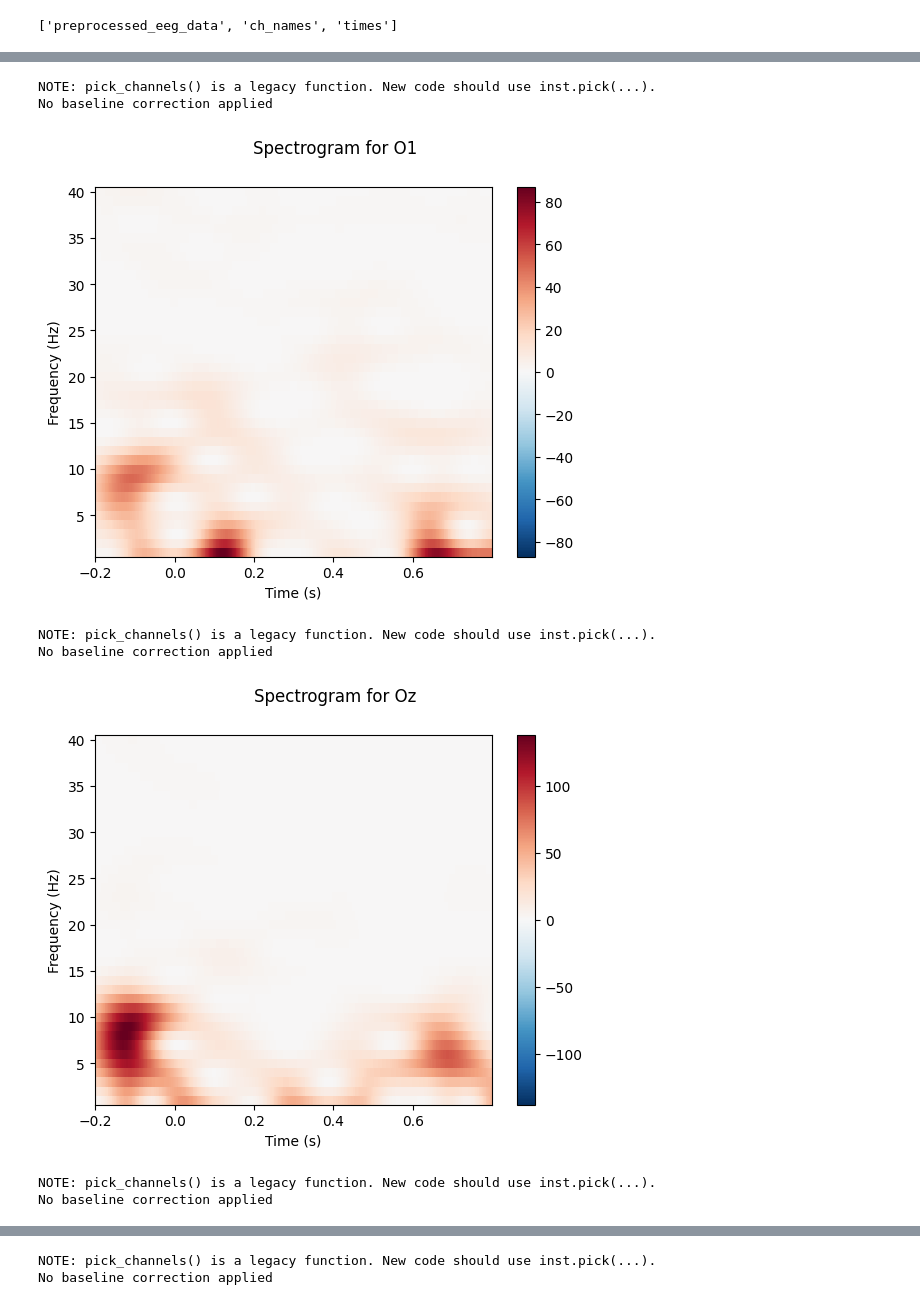
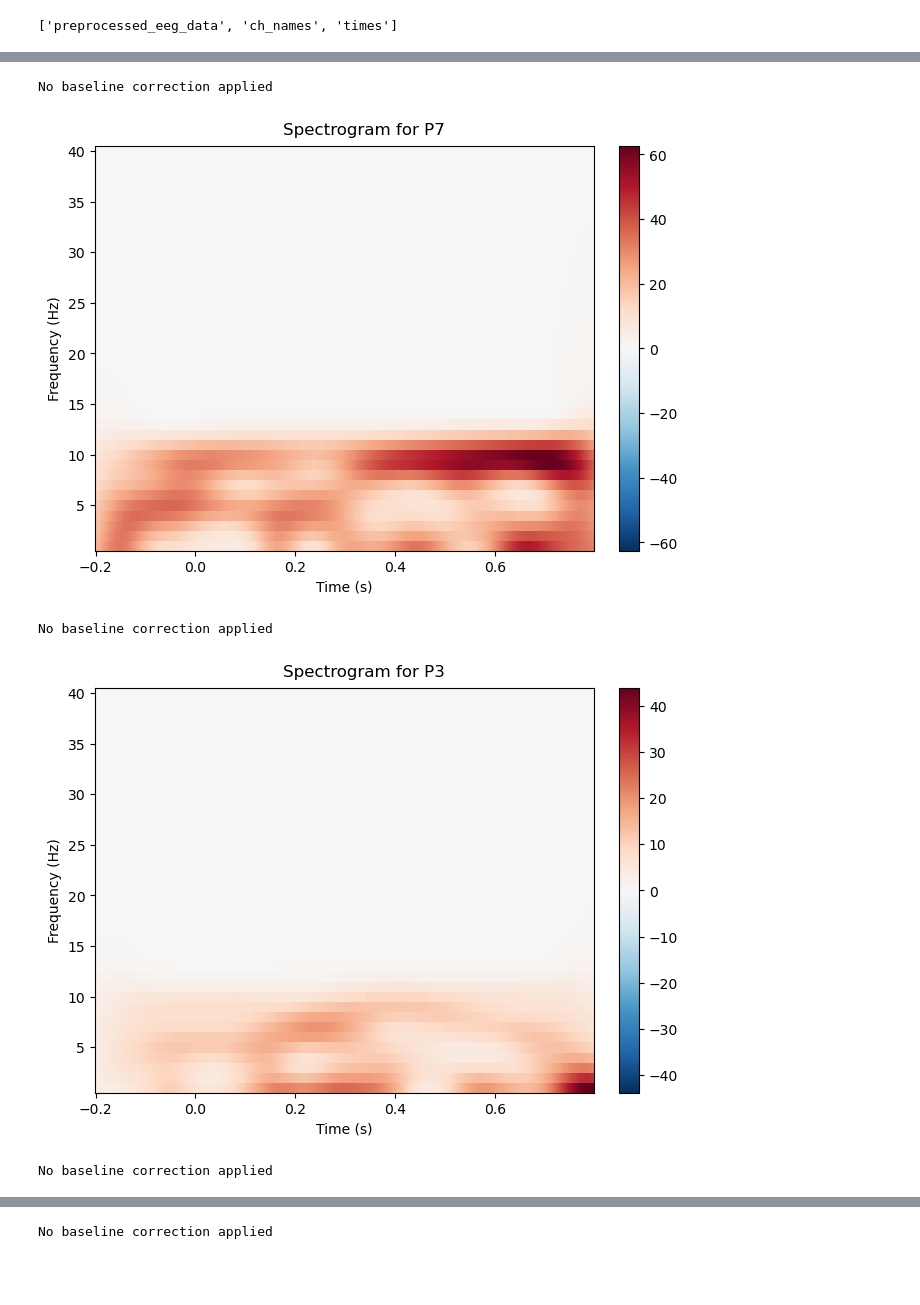
Before and after one commit to Dennis-T-cloud/EEG-Biometrics-Neural-Identity, a Jupyter notebook: spectrogram.ipynb, the cells around one changed output, grey strips where cells are left out. Saved outputs shown, nothing was run; the diff lists cells and outputs as text; code cells hidden in the pictures; blank space fills up the shorter version.

Commit message:
update spectrogram

```diff
--- a/spectrogram.ipynb
+++ b/spectrogram.ipynb
@@ -10,5 +12,5 @@ from tqdm import tqdm
 # %%
-data = np.load("../final project/preprocessed_data/sub-01/preprocessed_eeg_training.npz")
+data = np.load("./data/sub-01/preprocessed_eeg_training.npz")
 print(data.files)
 # %% [output]
 ['preprocessed_eeg_data', 'ch_names', 'times']
@@ -72,5 +23,7 @@ eeg_epoch.shape
 # %%
+to_use_ch = ['P7', 'P3', 'Pz', 'P4', 'P8', 'O1', 'Oz', 'O2']
 times = data["times"]
 dt = np.mean(np.diff(times))
 fs = 1.0 / dt
-fs
+freqs = np.arange(1, 41, 1)
+n_cycles = freqs / 2.0
@@ -272,13 +34,31 @@ data['ch_names'].tolist().index('O1')
+# %%
+out_dir = "./data/sub-01_spectrogram_avg_batches"
+batch_files = sorted(glob.glob(os.path.join(out_dir, "batch_*.npy")))
+all_tfr = np.concatenate([np.load(f) for f in batch_files], axis=0)
+# %%
+arr = all_tfr[0]
+
+info = mne.create_info(
+    ch_names=data["ch_names"].tolist(),
+    sfreq=fs,
+    ch_types="eeg",
+)
+
+tfr_obj = mne.time_frequency.AverageTFRArray(
+    info=info,
+    data=arr,
+    times=times,
+    freqs=freqs,
+    nave=1,
+    method="morlet",
+)
 # %%
-for name in tqdm(data2['ch_names']):
+for name in tqdm(to_use_ch):
     cur_idx = data['ch_names'].tolist().index(name)
-    tfr.plot([cur_idx], title=f"Spectrogram for {name}")
+    tfr_obj.plot([cur_idx], title=f"Spectrogram for {name}")
 # %% [output]
-NOTE: pick_channels() is a legacy function. New code should use inst.pick(...).
 No baseline correction applied
-[figure, old version]
+[figure, new version]
-NOTE: pick_channels() is a legacy function. New code should use inst.pick(...).
 No baseline correction applied
-[figure, old version]
+[figure, new version]
-NOTE: pick_channels() is a legacy function. New code should use inst.pick(...).
 No baseline correction applied
@@ -286,2 +66 @@ No baseline correction applied
-NOTE: pick_channels() is a legacy function. New code should use inst.pick(...).
 No baseline correction applied
```
Also changed, not shown: parts of 30 cells of this notebook, 2 other files.
